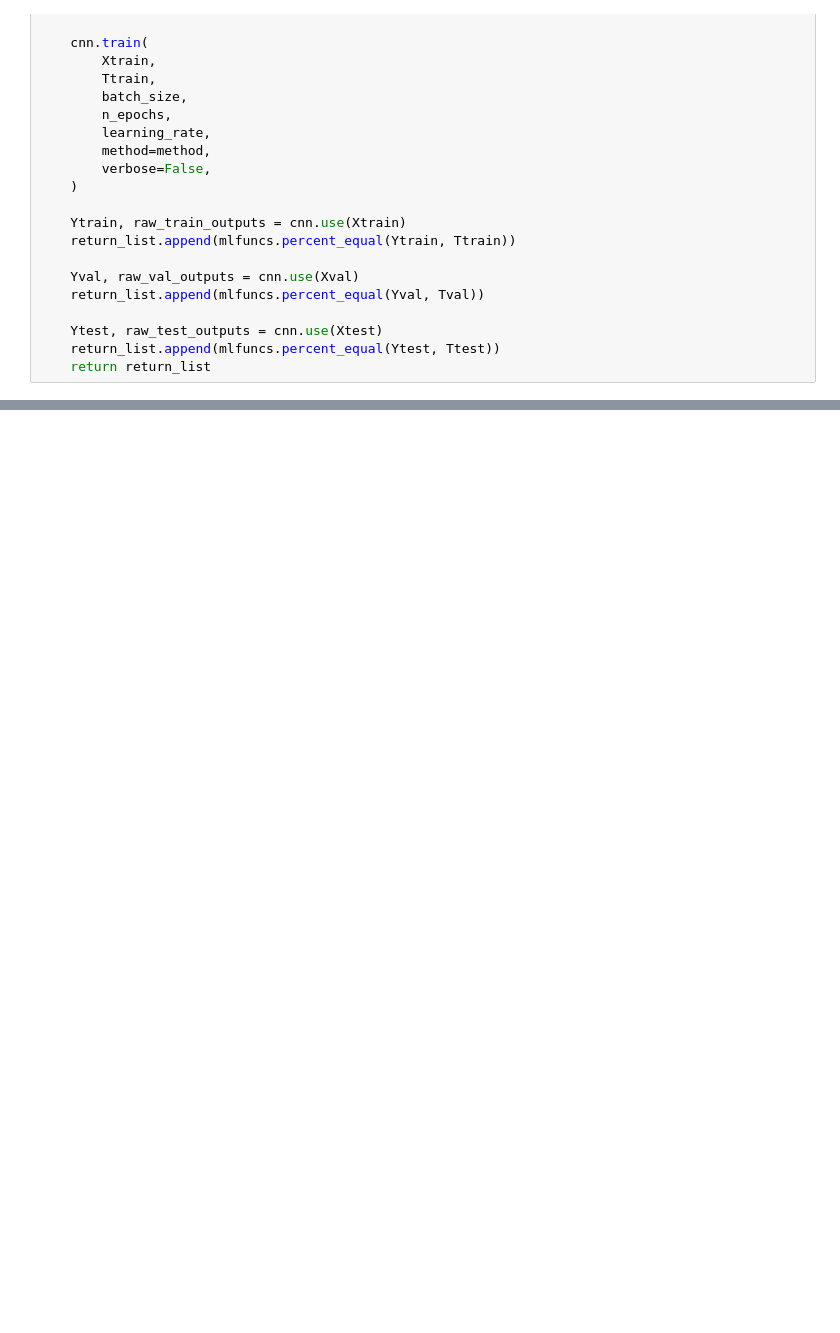
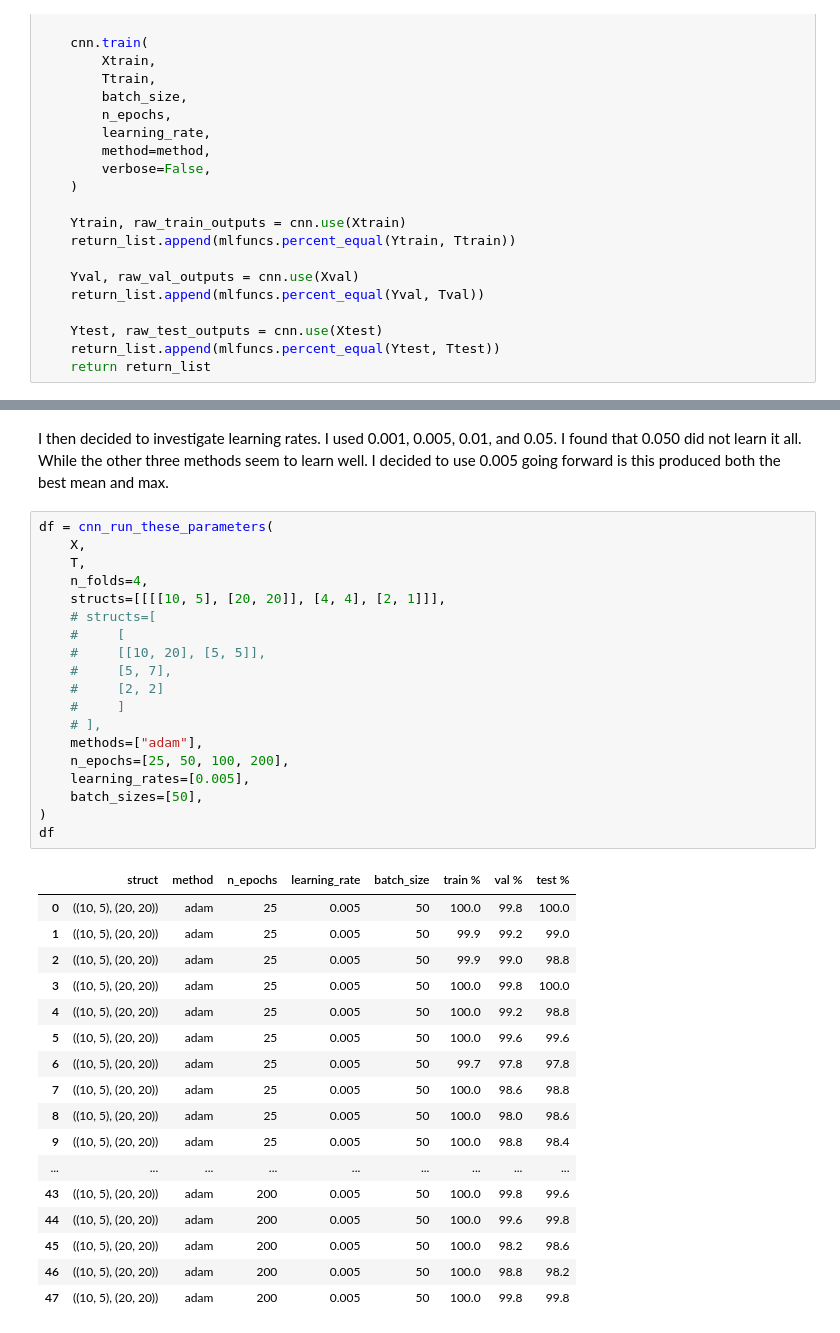
Before and after one commit to Randalthor95/CS_545, a Jupyter notebook: Assignments/Feudale-A4.ipynb, the cells around one changed output, grey strips where cells are left out. Cells and saved outputs as stored; diff of their text form; blank space fills up the shorter version.

```diff
--- a/Assignments/Feudale-A4.ipynb
+++ b/Assignments/Feudale-A4.ipynb
@@ -1235,0 +1354,39 @@ df.groupby(["struct", "method", "n_epochs", "learning_rate", "batch_size"]).max(
+# %% [markdown]
+I then decided to investigate learning rates. I used 0.001, 0.005, 0.01, and 0.05. I found that 0.050 did not learn it all. While the other three methods seem to learn well. I decided to use 0.005 going forward is this produced both the best mean and max.
+# %%
+df = cnn_run_these_parameters(
+    X,
+    T,
+    n_folds=4,
+    structs=[[[[10, 5], [20, 20]], [4, 4], [2, 1]]],
+    # structs=[
+    #     [
+    #     [[10, 20], [5, 5]],
+    #     [5, 7],
+    #     [2, 2]
+    #     ]
+    # ],
+    methods=["adam"],
+    n_epochs=[25, 50, 100, 200],
+    learning_rates=[0.005],
+    batch_sizes=[50],
+)
+df
+# %% [output]
+|  | struct | method | n_epochs | learning_rate | batch_size | train % | val % | test % |
+| 0 | ((10, 5), (20, 20)) | adam | 25 | 0.005 | 50 | 100.0 | 99.8 | 100.0 |
+| 1 | ((10, 5), (20, 20)) | adam | 25 | 0.005 | 50 | 99.9 | 99.2 | 99.0 |
+| 2 | ((10, 5), (20, 20)) | adam | 25 | 0.005 | 50 | 99.9 | 99.0 | 98.8 |
+| 3 | ((10, 5), (20, 20)) | adam | 25 | 0.005 | 50 | 100.0 | 99.8 | 100.0 |
+| 4 | ((10, 5), (20, 20)) | adam | 25 | 0.005 | 50 | 100.0 | 99.2 | 98.8 |
+| 5 | ((10, 5), (20, 20)) | adam | 25 | 0.005 | 50 | 100.0 | 99.6 | 99.6 |
+| 6 | ((10, 5), (20, 20)) | adam | 25 | 0.005 | 50 | 99.7 | 97.8 | 97.8 |
+| 7 | ((10, 5), (20, 20)) | adam | 25 | 0.005 | 50 | 100.0 | 98.6 | 98.8 |
+| 8 | ((10, 5), (20, 20)) | adam | 25 | 0.005 | 50 | 100.0 | 98.0 | 98.6 |
+| 9 | ((10, 5), (20, 20)) | adam | 25 | 0.005 | 50 | 100.0 | 98.8 | 98.4 |
+| ... | ... | ... | ... | ... | ... | ... | ... | ... |
+| 43 | ((10, 5), (20, 20)) | adam | 200 | 0.005 | 50 | 100.0 | 99.8 | 99.6 |
+| 44 | ((10, 5), (20, 20)) | adam | 200 | 0.005 | 50 | 100.0 | 99.6 | 99.8 |
+| 45 | ((10, 5), (20, 20)) | adam | 200 | 0.005 | 50 | 100.0 | 98.2 | 98.6 |
+| 46 | ((10, 5), (20, 20)) | adam | 200 | 0.005 | 50 | 100.0 | 98.8 | 98.2 |
+| 47 | ((10, 5), (20, 20)) | adam | 200 | 0.005 | 50 | 100.0 | 99.8 | 99.8 |
```
Also changed, not shown: parts of 37 cells of this notebook, 4 other files.
